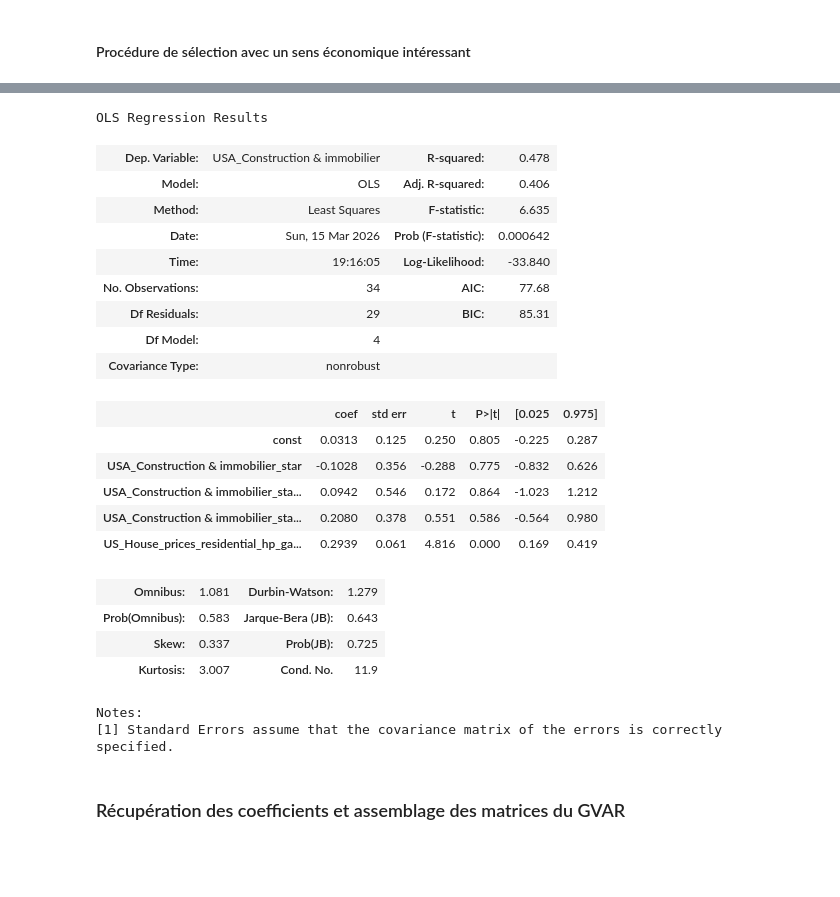
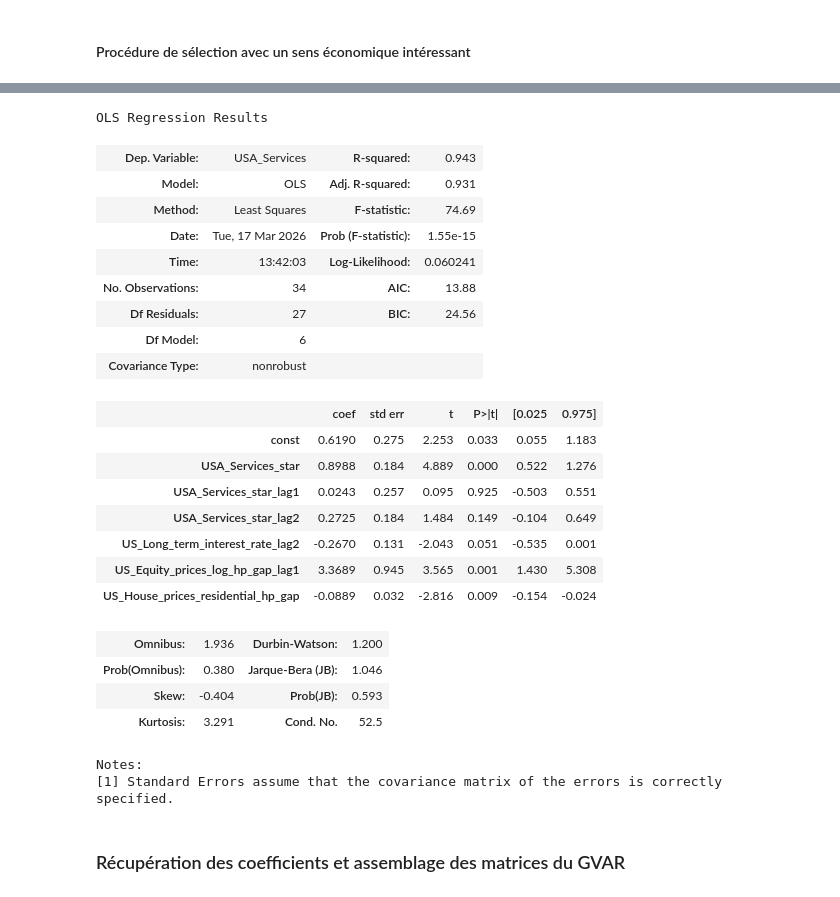
Before and after one commit to Celeste2405/PFE-CLIMATE-STRESS-TESTING-BANKING-PORTFOLIO, a Jupyter notebook: gvar_global.ipynb, the cells around one changed output, grey strips where cells are left out. Saved outputs shown, nothing was run; the diff lists cells and outputs as text; code cells hidden in the pictures; blank space fills up the shorter version.

```diff
--- a/gvar_global.ipynb
+++ b/gvar_global.ipynb
@@ -1117,28 +1130,30 @@ summary_df
 | 22 | JP_Services | JP | [JP_GDP_Growth_Rate_lag1, JP_Infl... | 2 | 6 | 109.624243 | 0.292826 |
 | 23 | JP_Services pro | JP | [JP_Oil_price, JP_Inflation_rate_... | 2 | 6 | 131.133132 | 0.736686 |
 # %%
-results["USA_Construction & immobilier"].summary()
+results["USA_Services"].summary()
 # %% [output]
 OLS Regression Results
-| Dep. Variable: | USA_Construction & immobilier | R-squared: | 0.478 |
-| Model: | OLS | Adj. R-squared: | 0.406 |
-| Method: | Least Squares | F-statistic: | 6.635 |
-| Date: | Sun, 15 Mar 2026 | Prob (F-statistic): | 0.000642 |
-| Time: | 19:16:05 | Log-Likelihood: | -33.840 |
-| No. Observations: | 34 | AIC: | 77.68 |
-| Df Residuals: | 29 | BIC: | 85.31 |
-| Df Model: | 4 |  |  |
+| Dep. Variable: | USA_Services | R-squared: | 0.943 |
+| Model: | OLS | Adj. R-squared: | 0.931 |
+| Method: | Least Squares | F-statistic: | 74.69 |
+| Date: | Tue, 17 Mar 2026 | Prob (F-statistic): | 1.55e-15 |
+| Time: | 13:42:03 | Log-Likelihood: | 0.060241 |
+| No. Observations: | 34 | AIC: | 13.88 |
+| Df Residuals: | 27 | BIC: | 24.56 |
+| Df Model: | 6 |  |  |
 | Covariance Type: | nonrobust |  |  |
 |  | coef | std err | t | P>|t| | [0.025 | 0.975] |
-| const | 0.0313 | 0.125 | 0.250 | 0.805 | -0.225 | 0.287 |
-| USA_Construction & immobilier_star | -0.1028 | 0.356 | -0.288 | 0.775 | -0.832 | 0.626 |
-| USA_Construction & immobilier_sta... | 0.0942 | 0.546 | 0.172 | 0.864 | -1.023 | 1.212 |
-| USA_Construction & immobilier_sta... | 0.2080 | 0.378 | 0.551 | 0.586 | -0.564 | 0.980 |
-| US_House_prices_residential_hp_ga... | 0.2939 | 0.061 | 4.816 | 0.000 | 0.169 | 0.419 |
+| const | 0.6190 | 0.275 | 2.253 | 0.033 | 0.055 | 1.183 |
+| USA_Services_star | 0.8988 | 0.184 | 4.889 | 0.000 | 0.522 | 1.276 |
+| USA_Services_star_lag1 | 0.0243 | 0.257 | 0.095 | 0.925 | -0.503 | 0.551 |
+| USA_Services_star_lag2 | 0.2725 | 0.184 | 1.484 | 0.149 | -0.104 | 0.649 |
+| US_Long_term_interest_rate_lag2 | -0.2670 | 0.131 | -2.043 | 0.051 | -0.535 | 0.001 |
+| US_Equity_prices_log_hp_gap_lag1 | 3.3689 | 0.945 | 3.565 | 0.001 | 1.430 | 5.308 |
+| US_House_prices_residential_hp_gap | -0.0889 | 0.032 | -2.816 | 0.009 | -0.154 | -0.024 |
-| Omnibus: | 1.081 | Durbin-Watson: | 1.279 |
-| Prob(Omnibus): | 0.583 | Jarque-Bera (JB): | 0.643 |
-| Skew: | 0.337 | Prob(JB): | 0.725 |
-| Kurtosis: | 3.007 | Cond. No. | 11.9 |
+| Omnibus: | 1.936 | Durbin-Watson: | 1.200 |
+| Prob(Omnibus): | 0.380 | Jarque-Bera (JB): | 1.046 |
+| Skew: | -0.404 | Prob(JB): | 0.593 |
+| Kurtosis: | 3.291 | Cond. No. | 52.5 |
 Notes:
 [1] Standard Errors assume that the covariance matrix of the errors is correctly specified.
 # %% [markdown]
```
Also changed, not shown: parts of 20 cells of this notebook, 3 other files.
